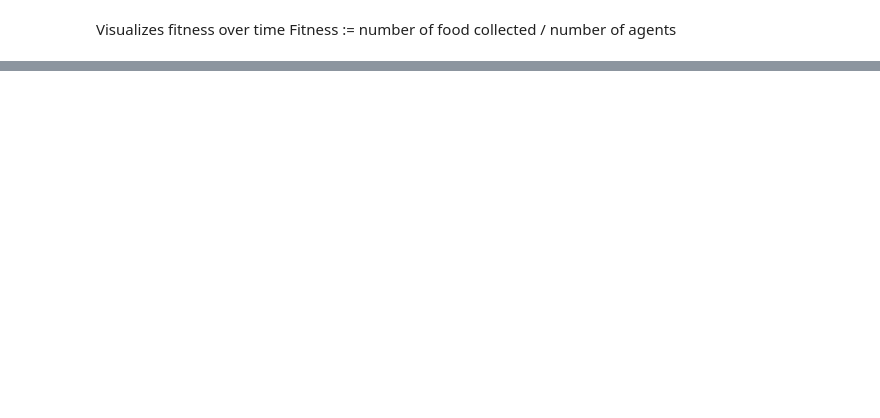
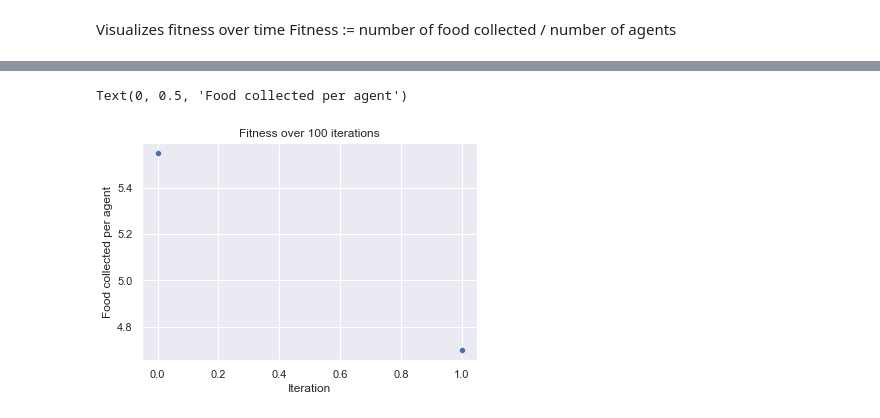
Before and after one commit to kavyakvk/adversarial-environment-generation, a Jupyter notebook: Pickled/pickle_processor.ipynb, the cells around one changed output, grey strips where cells are left out. Saved outputs shown, nothing was run; the diff lists cells and outputs as text; code cells hidden in the pictures; blank space fills up the shorter version.

Commit message:
Pickled pt. 2

```diff
--- a/Pickled/pickle_processor.ipynb
+++ b/Pickled/pickle_processor.ipynb
@@ -8,7 +8,13 @@ import matplotlib.pyplot as plt
 %matplotlib inline
 
 with open('fitness_values', 'rb') as f:
-    fitness_values = pickle.load(f)
+    raw_fitness_values = pickle.load(f)
 print(fitness_values)
+avg_fitness_values = [-1*sum(i)/len(i) for i in raw_fitness_values]
+print(avg_fitness_values)
+
+with open('grids', 'rb') as f:
+    raw_grids = pickle.load(f)
+print(raw_grids)
 # %% [output]
 [[-6.4, -6.4, -6.0, -5.6, -7.0, -5.0, -5.4, -3.6, -4.6, -3.8, -6.6, -5.2, -6.2, -4.4, -5.6, -3.6, -6.0, -6.6, -2.6, -4.8, -5.6, -1.4, -6.0, -7.0, -4.8, -3.2, -5.6, -2.8, -5.8, -6.0, -7.2, -7.6, -6.2,  ...
@@ -15,8 +37,11 @@ print(fitness_values)
 # %%
 sns.set(style='darkgrid')
-ax = sns.scatterplot(data=fitness_values)
+ax = sns.scatterplot(data=avg_fitness_values)
 plt.title('Fitness over 100 iterations')
 # Set x-axis label
 plt.xlabel('Iteration')
 # Set y-axis label
 plt.ylabel('Food collected per agent')
+# %% [output]
+Text(0, 0.5, 'Food collected per agent')
+[figure, added]
```
Also changed, not shown: parts of 1 cell of this notebook, 1 other file.
